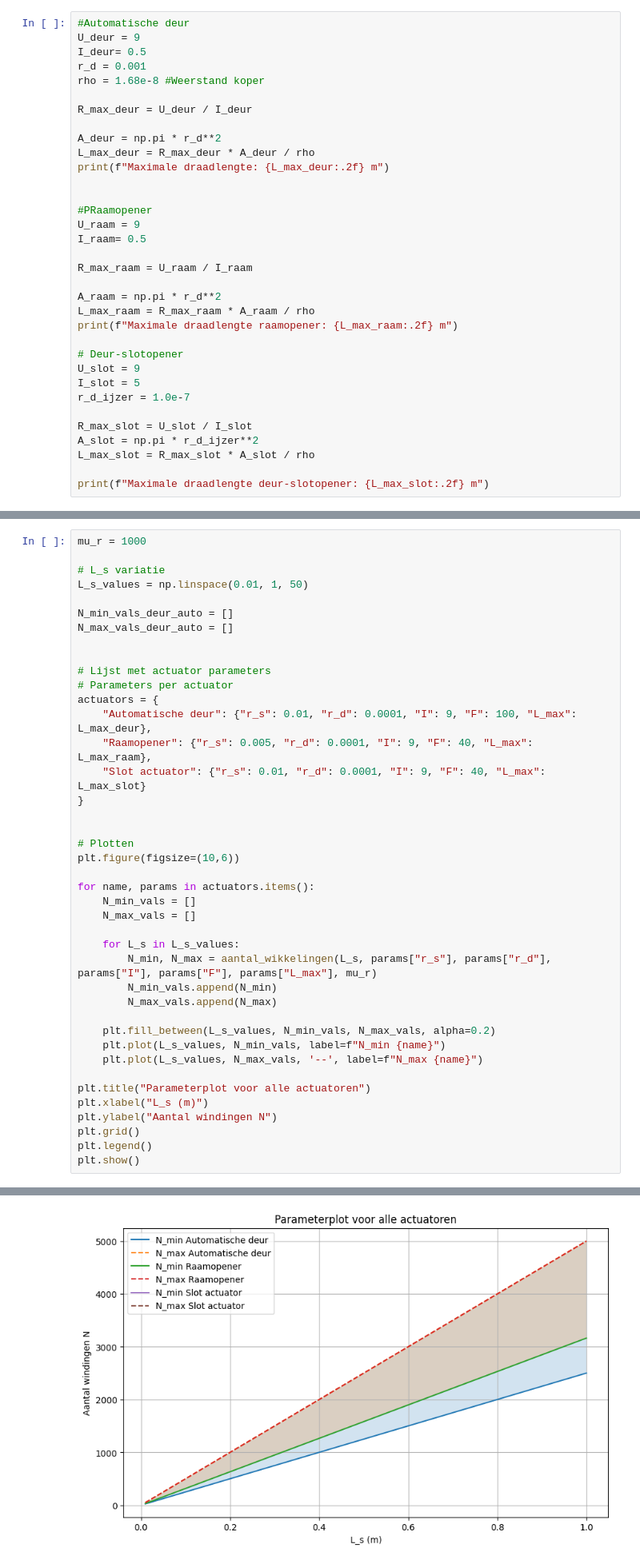
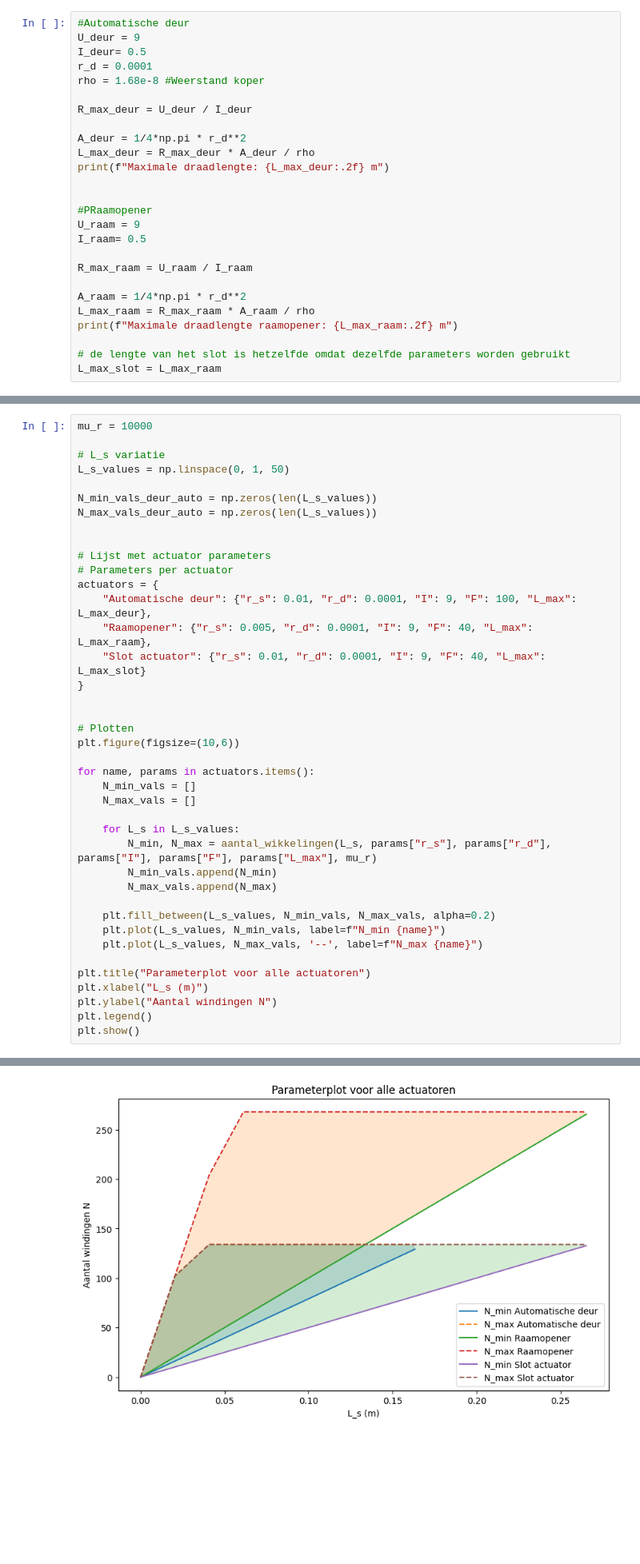
Before and after one commit to sralmulder-hash/opdrachten-DEF-D, a Jupyter notebook: KrachtactuatorOpdracht.ipynb, the cells around one changed output, grey strips where cells are left out. Shown at 80% size. Saved outputs shown, nothing was run; the diff lists cells and outputs as text; blank space fills up the shorter version.

```diff
--- a/KrachtactuatorOpdracht.ipynb
+++ b/KrachtactuatorOpdracht.ipynb
@@ -122,12 +122,12 @@ Plaats in deze cel een png met jullie eventuele analytische uitwerkingen.
 #Automatische deur
 U_deur = 9
 I_deur= 0.5
-r_d = 0.001
+r_d = 0.0001
 rho = 1.68e-8 #Weerstand koper
 
 R_max_deur = U_deur / I_deur
 
-A_deur = np.pi * r_d**2
+A_deur = 1/4*np.pi * r_d**2
 L_max_deur = R_max_deur * A_deur / rho
 print(f"Maximale draadlengte: {L_max_deur:.2f} m")
 
@@ -138,18 +138,10 @@ I_raam= 0.5
 
 R_max_raam = U_raam / I_raam
 
-A_raam = np.pi * r_d**2
+A_raam = 1/4*np.pi * r_d**2
 L_max_raam = R_max_raam * A_raam / rho
 print(f"Maximale draadlengte raamopener: {L_max_raam:.2f} m")
 
-# Deur-slotopener
-U_slot = 9
-I_slot = 5
-r_d_ijzer = 1.0e-7
-
-R_max_slot = U_slot / I_slot
-A_slot = np.pi * r_d_ijzer**2
-L_max_slot = R_max_slot * A_slot / rho
-
-print(f"Maximale draadlengte deur-slotopener: {L_max_slot:.2f} m")
+# de lengte van het slot is hetzelfde omdat dezelfde parameters worden gebruikt
+L_max_slot = L_max_raam
 # %% [output]
@@ -214,13 +205,13 @@ Text(0, 0.5, 'y')
 
 Maak een parameterplot met behulp van bovenstaand gedefinieerde functie voor de drie solenoideactuatoren voor $L_s$ tussen 0 en 1 m in 50 stappen. Een parameter plot ziet er hier uit als een plot tussen het minimale aantal wikkelingen en het maximaal aantal wikkelingen.
 # %%
-mu_r = 1000
+mu_r = 10000
 
 # L_s variatie
-L_s_values = np.linspace(0.01, 1, 50)
+L_s_values = np.linspace(0, 1, 50)
 
-N_min_vals_deur_auto = []
-N_max_vals_deur_auto = []
+N_min_vals_deur_auto = np.zeros(len(L_s_values))
+N_max_vals_deur_auto = np.zeros(len(L_s_values))
 
 
 # Lijst met actuator parameters
@@ -251,7 +242,6 @@ for name, params in actuators.items():
 plt.title("Parameterplot voor alle actuatoren")
 plt.xlabel("L_s (m)")
 plt.ylabel("Aantal windingen N")
-plt.grid()
 plt.legend()
 plt.show()
 # %% [output]
@@ -274,5 +264,5 @@ Geen werkbaar ontwerp mogelijk voor L_s = 0.9797959183673469
 Geen werkbaar ontwerp mogelijk voor L_s = 1.0
-[figure, old version]
+[figure, new version]
 # %% [markdown]
 **Opdracht 10**
 
```
Also changed, not shown: parts of 16 cells of this notebook, 1 other file.
